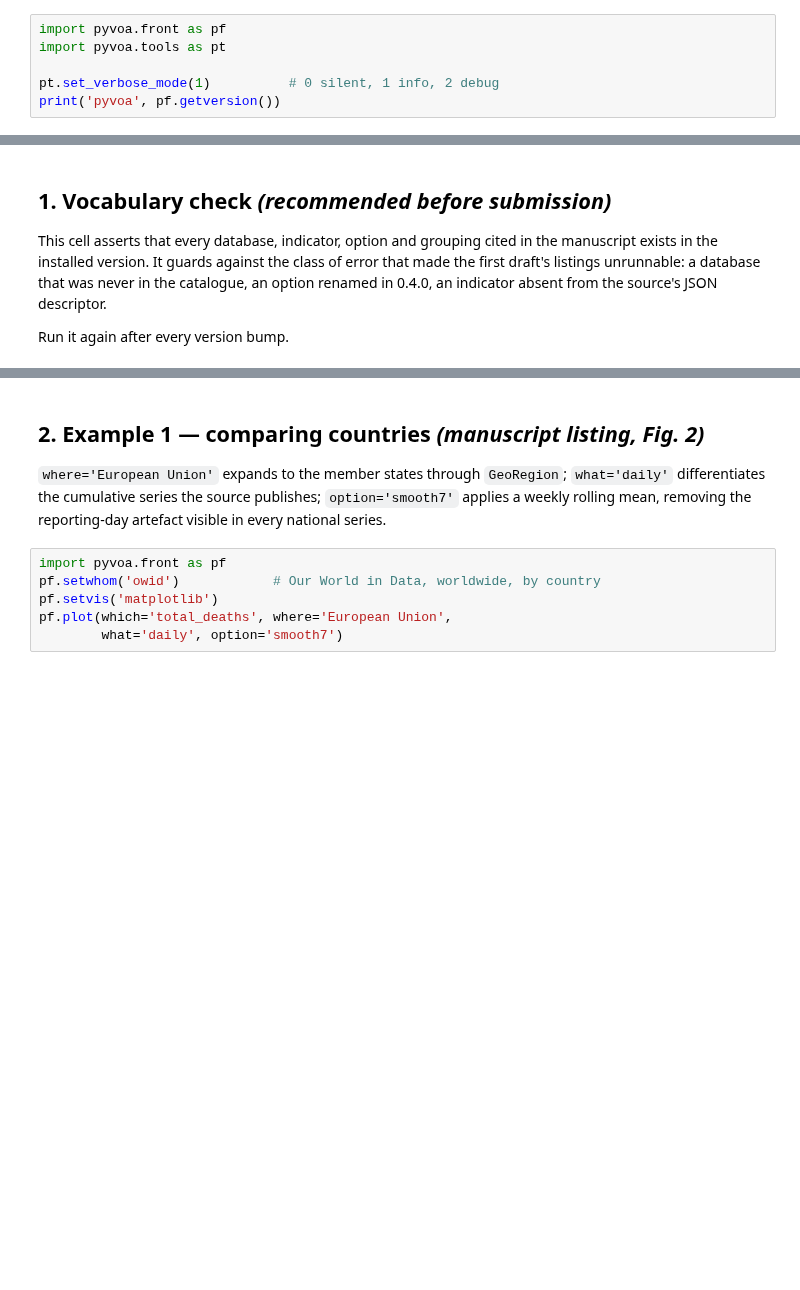
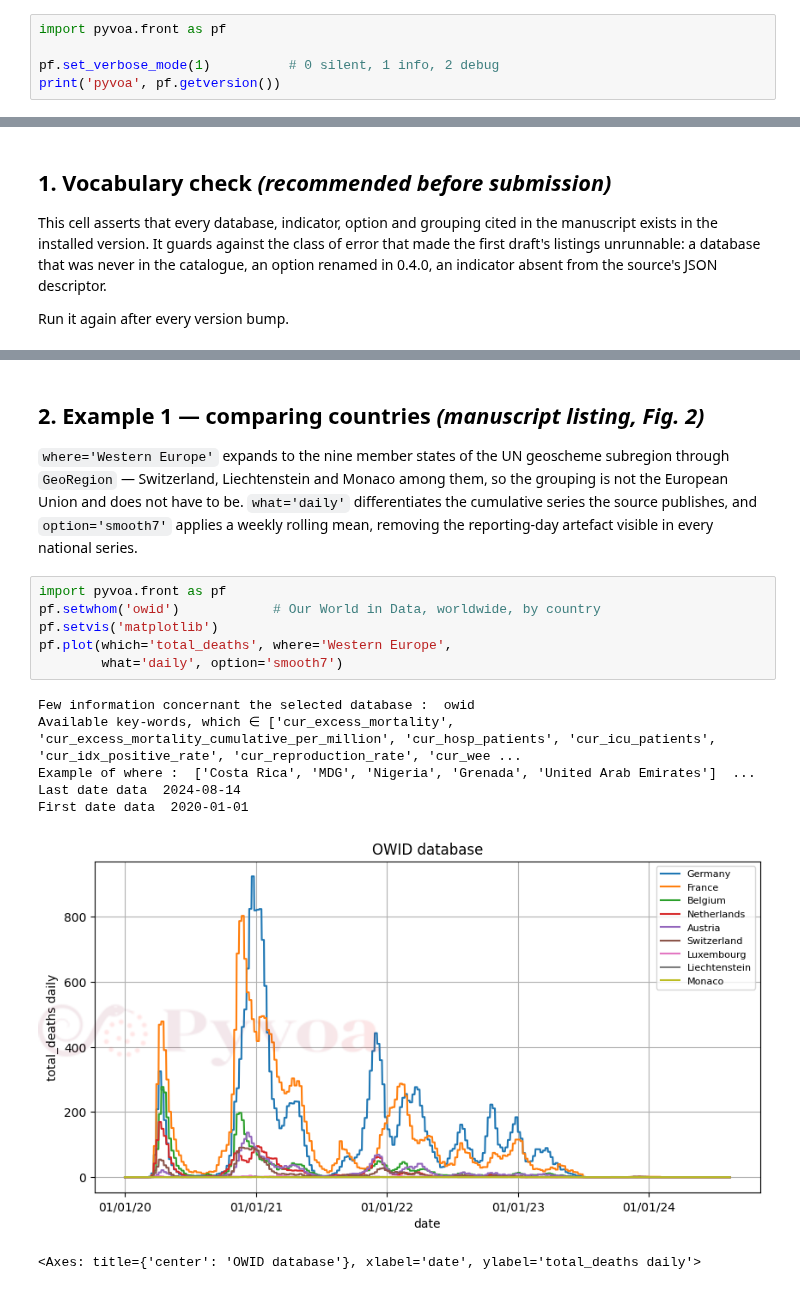
Before and after one commit to pyvoa/pyvoa, a Jupyter notebook: examples/notebooks/PaperExamples.ipynb, the cells around one changed output, grey strips where cells are left out. Drawn from its saved outputs; the diff is of its cells as text; blank space fills up the shorter version.

```diff
--- a/examples/notebooks/PaperExamples.ipynb
+++ b/examples/notebooks/PaperExamples.ipynb
@@ -38,7 +42,6 @@ and `setwhom(db, reload=False)` reuses it without checking upstream at all.
 # %pip install pyvoa-full
 # %%
 import pyvoa.front as pf
-import pyvoa.tools as pt
 
-pt.set_verbose_mode(1)          # 0 silent, 1 info, 2 debug
+pf.set_verbose_mode(1)          # 0 silent, 1 info, 2 debug
 print('pyvoa', pf.getversion())
@@ -136,14 +148,24 @@ else:
 # %% [markdown]
 ## 2. Example 1 — comparing countries *(manuscript listing, Fig. 2)*
 
-`where='European Union'` expands to the member states through `GeoRegion`;
-`what='daily'` differentiates the cumulative series the source publishes;
+`where='Western Europe'` expands to the nine member states of the UN geoscheme
+subregion through `GeoRegion` — Switzerland, Liechtenstein and Monaco among
+them, so the grouping is not the European Union and does not have to be.
+`what='daily'` differentiates the cumulative series the source publishes, and
 `option='smooth7'` applies a weekly rolling mean, removing the reporting-day
 artefact visible in every national series.
-# %%
-import pyvoa.front as pf
-pf.setwhom('owid')            # Our World in Data, worldwide, by country
-pf.setvis('matplotlib')
-pf.plot(which='total_deaths', where='European Union',
-        what='daily', option='smooth7')
+# %%
+import pyvoa.front as pf
+pf.setwhom('owid')            # Our World in Data, worldwide, by country
+pf.setvis('matplotlib')
+pf.plot(which='total_deaths', where='Western Europe',
+        what='daily', option='smooth7')
+# %% [output]
+Few information concernant the selected database :  owid
+Available key-words, which ∈ ['cur_excess_mortality', 'cur_excess_mortality_cumulative_per_million', 'cur_hosp_patients', 'cur_icu_patients', 'cur_idx_positive_rate', 'cur_reproduction_rate', 'cur_wee ...
+Example of where :  ['Costa Rica', 'MDG', 'Nigeria', 'Grenada', 'United Arab Emirates']  ...
+Last date data  2024-08-14
+First date data  2020-01-01
+[figure, added]
+<Axes: title={'center': 'OWID database'}, xlabel='date', ylabel='total_deaths daily'>
 # %%
```
Also changed, not shown: parts of 33 cells of this notebook, 1 other file.
